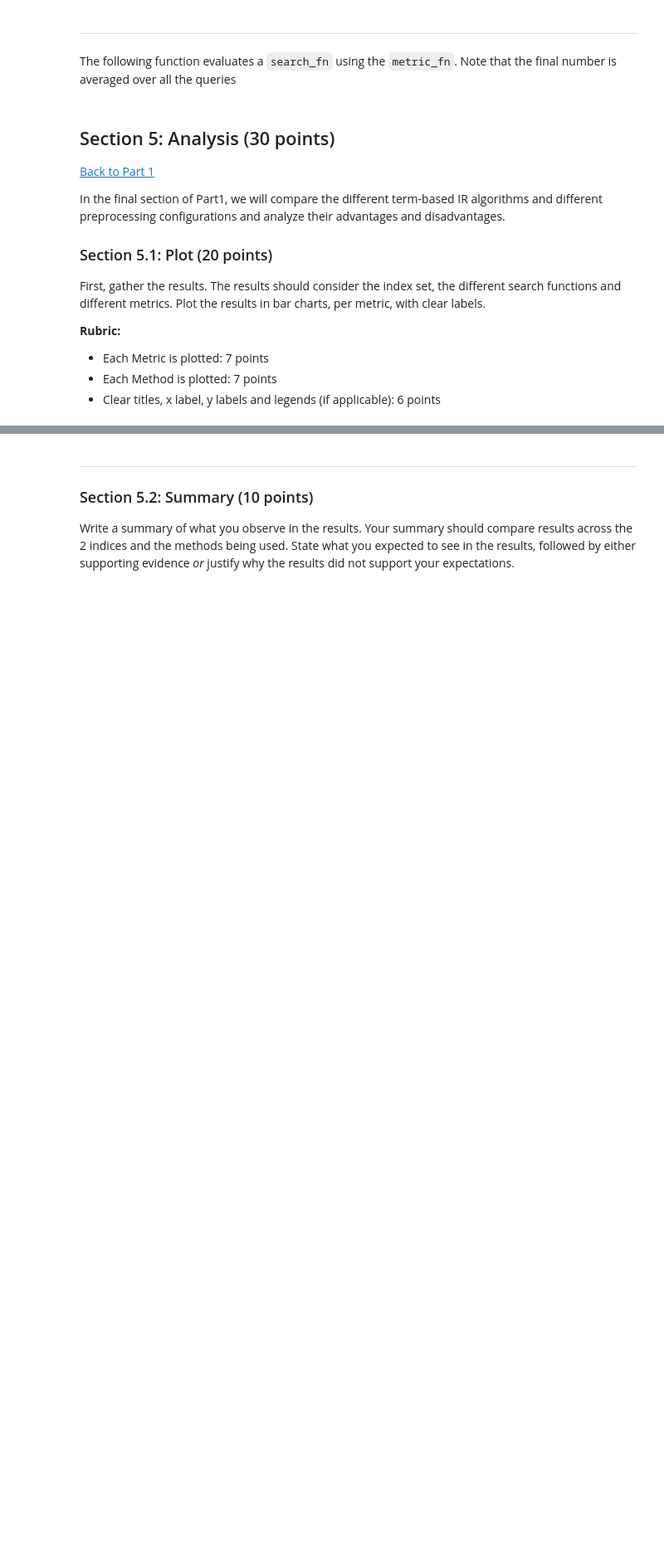
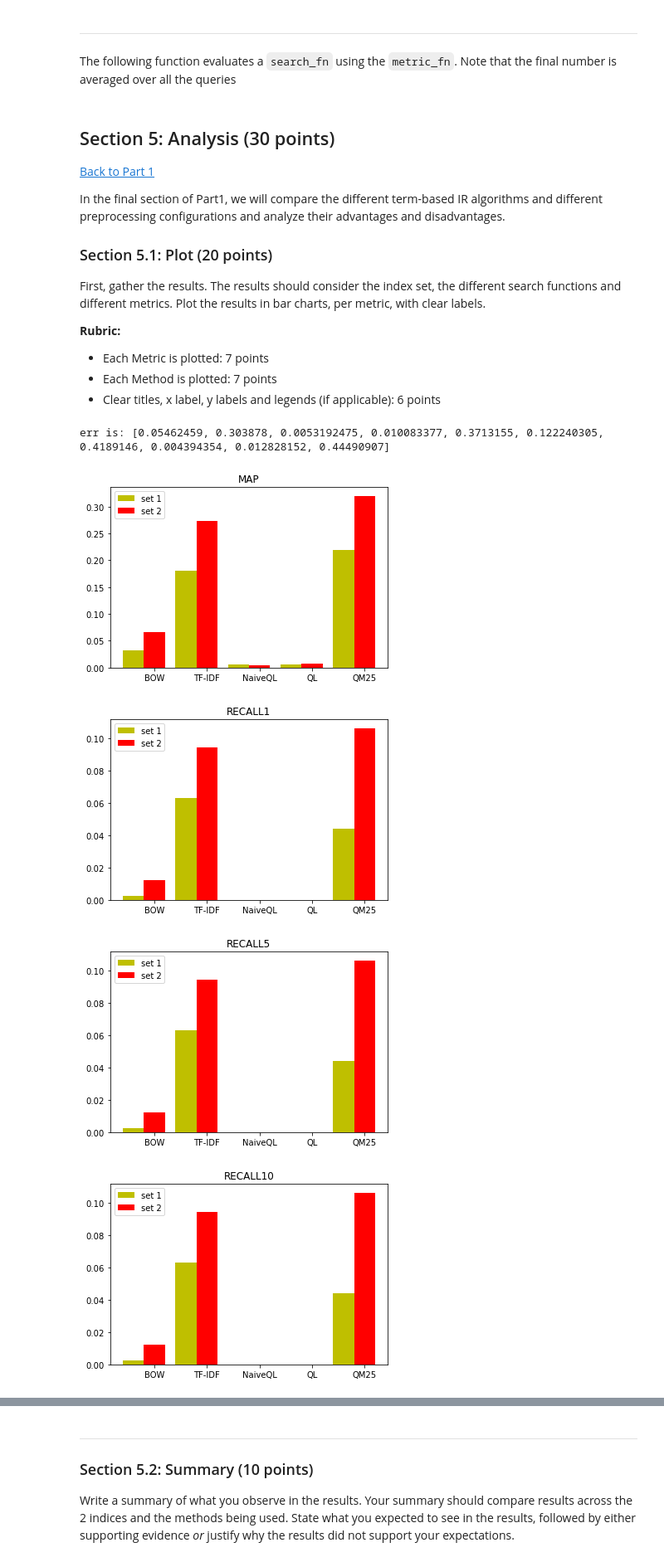
Before and after one commit to ShuaiWang97/Inofrmation-Retrival1, a Jupyter notebook: hw1.ipynb, the cells around one changed output, grey strips where cells are left out. Shown at 83% size. Saved outputs shown, nothing was run; the diff lists cells and outputs as text; code cells hidden in the pictures; blank space fills up the shorter version.

```diff
--- a/hw1.ipynb
+++ b/hw1.ipynb
@@ -755,18 +769,17 @@ def naive_ql_search(query, index_set):
     processed_query = preprocess_query(query, index_set)
 
     # YOUR CODE HERE
-    #print(doc_lengths)
     scores = defaultdict(float)
+
     for aquery in query:
-        for item in index[query]:
+        for item in index[aquery]:
             score = item[1] / doc_lengths[item[0]]
-            if (scores[item[0]]==0):
+            if (scores[item[0]] == 0):
                 scores[item[0]] = score
             else:
                 scores[item[0]] *= score
-    #print(index[query])
-    #print(scores)
-    result = [(doc, scores[doc]) for i, doc in enumerate(scores)]
+
+    result = [(doc, scores[doc]) for doc in scores]
     result_sort = sorted(result,key=(lambda x: float(x[1])),reverse=True)
 
     return result_sort
@@ -821,14 +834,13 @@ def ql_search(query, index_set):
     processed_query = preprocess_query(query, index_set)
 
     # YOUR CODE HERE
-    #print(index[query])
     scores= defaultdict(float)
     for aquery in processed_query:
-        for i,item in enumerate(index[aquery]):
+        for item in index[aquery]:
             score = math.log(0.9 * item[1] / doc_lengths[item[0]] + 0.1 * len(index[aquery])/len(docs))
             scores[item[0]]+=score
     #print(scores)
-    result = [(doc, scores[doc]) for i, doc in enumerate(scores)]
+    result = [(doc, scores[doc]) for  doc in scores]
     result_sort = sorted(result,key=(lambda x: float(x[1])),reverse=True)
 
     return result_sort
@@ -891,12 +903,12 @@ def bm25_search(query, index_set):
     k1=1.5
     b=0.75
     for aquery in processed_query:
-        for i,item in enumerate(index[aquery]):
+        for item in index[aquery]:
             score = math.log(len(docs)/df[aquery]) * (k1+1)* item[1]/(k1*((1-b) + b*doc_lengths[item[0]]/dl_avg)+item[1])
                 #0.9 * item[1] / doc_lengths[item[0]] + 0.1 * len(index[aquery])/len(docs)
             scores[item[0]]+=score
     #print(scores)
-    result = [(doc, scores[doc]) for i, doc in enumerate(scores)]
+    result = [(doc, scores[doc]) for  doc in scores]
     result_sort = sorted(result,key=(lambda x: float(x[1])),reverse=True)
 
     return result_sort
@@ -1303,0 +1313,58 @@ raise NotImplementedError()
+# %%
+# YOUR CODE HERE
+
+import matplotlib.pyplot as plt
+
+ERR=[]
+MAP=[]
+RECALL1=[]
+RECALL5=[]
+RECALL10=[]
+PRECISION1=[]
+PRECISION5=[]
+PRECISION10=[]
+
+for i in {1,2}:
+
+    for method in list_of_search_fns:
+        #print("method is:", method[0])
+        #print(evaluate_search_fn(bow_search, list_of_metrics, index_set=1))
+
+        result = evaluate_search_fn(method[1], list_of_metrics, index_set=i)
+        ERR.append(result['ERR'])
+
+        MAP.append(result['MAP'])
+        RECALL1.append(result['Recall@1'])
+        RECALL5.append(result['Recall@1'])
+        RECALL10.append(result['Recall@1'])
+        PRECISION1.append(result['Precision@1'])
+        PRECISION5.append(result['Precision@5'])
+        PRECISION10.append(result['Precision@10'])
+
+print("err is:", ERR)
+
+name_list = ['BOW','TF-IDF','NaiveQL','QL','QM25']
+
+
+metric_list=[MAP,  RECALL1,  RECALL5,  RECALL10,  PRECISION1,  PRECISION5,  PRECISION10]
+str_list   =["MAP", "RECALL1", "RECALL5", "RECALL10", "PRECISION1", "PRECISION5", "PRECISION10"]
+for ii, metric in enumerate(metric_list):
+    num_list1 = metric[0:5]
+    num_list2 = metric[5:10]
+    x =list(range(len(num_list1)))
+    total_width, n = 0.8, 2
+    width = total_width / n
+
+    plt.bar(x, num_list1, width=width, label='set 1',fc = 'y')
+    for i in range(len(x)):
+        x[i] = x[i] + width
+    plt.bar(x, num_list2, width=width, label='set 2',tick_label = name_list,fc = 'r')
+    plt.title(str_list[ii])
+    plt.legend()
+    plt.show()
+# %% [output]
+err is: [0.05462459, 0.303878, 0.0053192475, 0.010083377, 0.3713155, 0.122240305, 0.4189146, 0.004394354, 0.012828152, 0.44490907]
+[figure, added]
+[figure, added]
+[figure, added]
+[figure, added]
```
Also changed, not shown: parts of 20 cells of this notebook.
